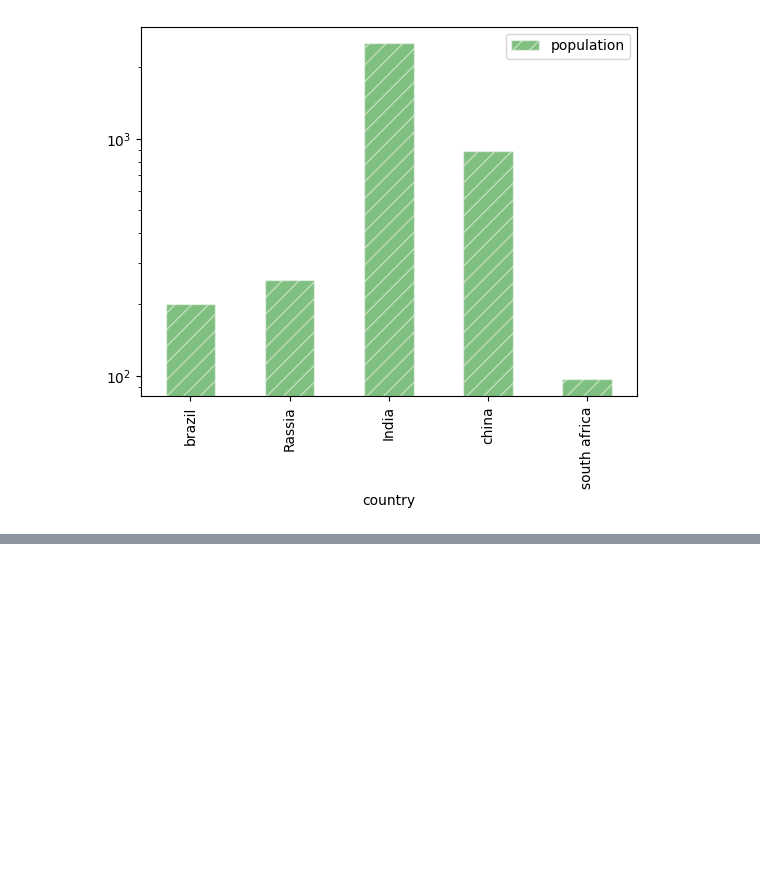
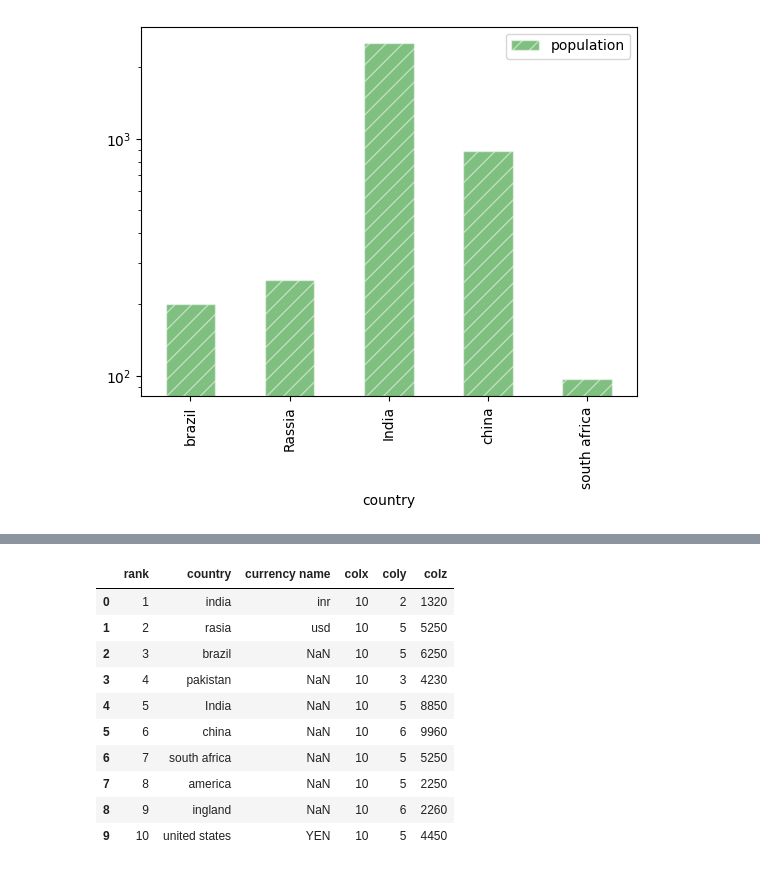
Before and after one commit to divyanshguatam/python-data-science, a Jupyter notebook: pandas_basic.ipynb, the cells around one changed output, grey strips where cells are left out. Cells and saved outputs as stored; diff of their text form; code cells hidden in the pictures; blank space fills up the shorter version.

```diff
--- a/pandas_basic.ipynb
+++ b/pandas_basic.ipynb
@@ -125,0 +254,15 @@ AttributeError: 'DataFrame' object has no attribute 'coloumns'
+# %%
+df['coly']=df['coly'].apply(lambda x: x%10)
+df
+# %% [output]
+|  | rank | country | currency name | colx | coly | colz |
+| 0 | 1 | india | inr | 10 | 2 | 1320 |
+| 1 | 2 | rasia | usd | 10 | 5 | 5250 |
+| 2 | 3 | brazil | NaN | 10 | 5 | 6250 |
+| 3 | 4 | pakistan | NaN | 10 | 3 | 4230 |
+| 4 | 5 | India | NaN | 10 | 5 | 8850 |
+| 5 | 6 | china | NaN | 10 | 6 | 9960 |
+| 6 | 7 | south africa | NaN | 10 | 5 | 5250 |
+| 7 | 8 | america | NaN | 10 | 5 | 2250 |
+| 8 | 9 | ingland | NaN | 10 | 6 | 2260 |
+| 9 | 10 | united states | YEN | 10 | 5 | 4450 |
```
Also changed, not shown: parts of 24 cells of this notebook, 2 other files.
